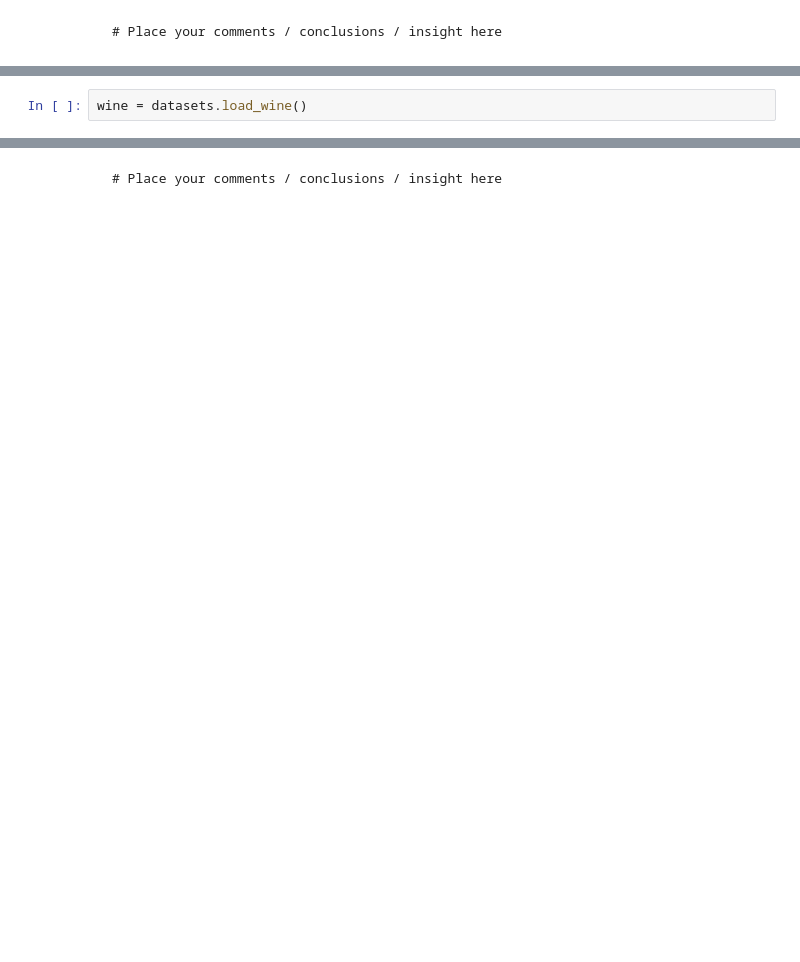
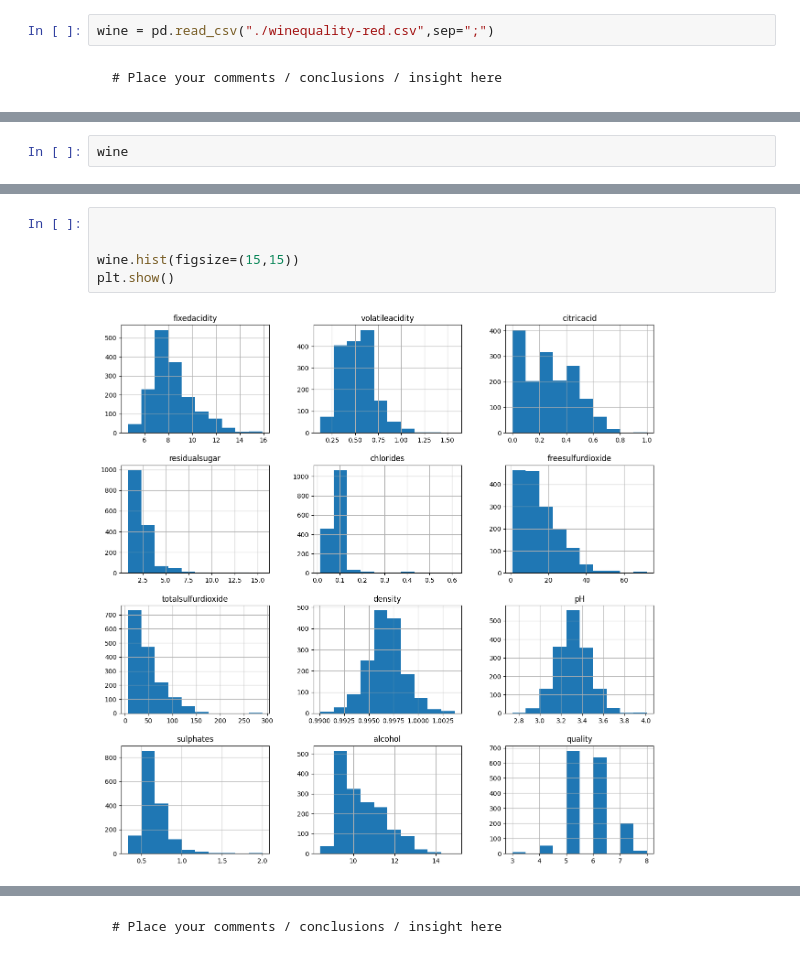
Before and after one commit to yannick1203/AIS_Group2, a Jupyter notebook: Assignment1/Code/PartA/Assignment1_PART_A.ipynb, the cells around one changed output, grey strips where cells are left out. Drawn from its saved outputs; the diff is of its cells as text; blank space fills up the shorter version.

````diff
--- a/Assignment1/Code/PartA/Assignment1_PART_A.ipynb
+++ b/Assignment1/Code/PartA/Assignment1_PART_A.ipynb
@@ -36,3 +51,5 @@ Describe the problem at hand and explain your approach
+# %%
+wine = pd.read_csv("./winequality-red.csv",sep=";")
 # %% [markdown]
 ```
 # Place your comments / conclusions / insight here
@@ -52,2 +57,2 @@ from sklearn.datasets import make_classification
 # %%
-wine = datasets.load_wine()
+wine
@@ -53,0 +158,7 @@ wine = datasets.load_wine()
+# %%
+
+
+wine.hist(figsize=(15,15))
+plt.show()
+# %% [output]
+[figure, added]
````
Also changed, not shown: parts of 42 cells of this notebook, 1 other file.
